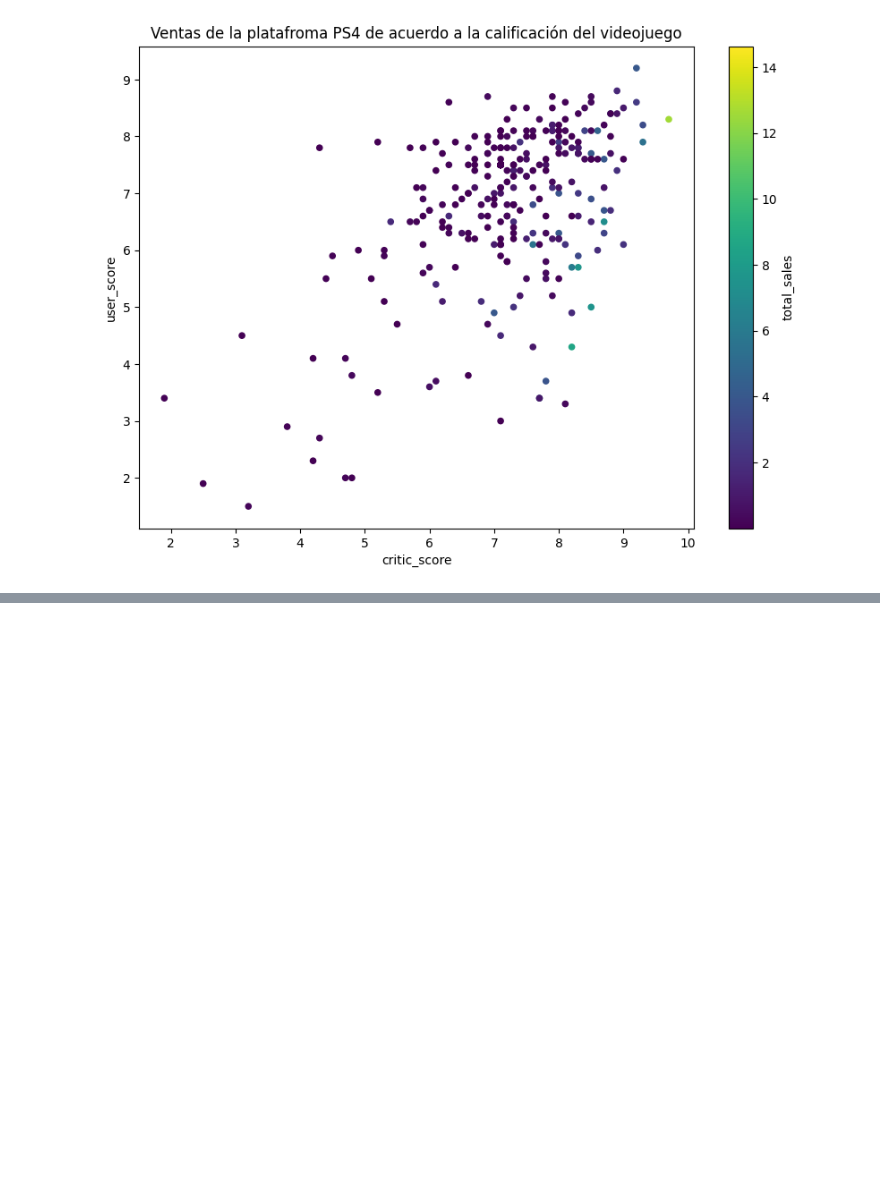
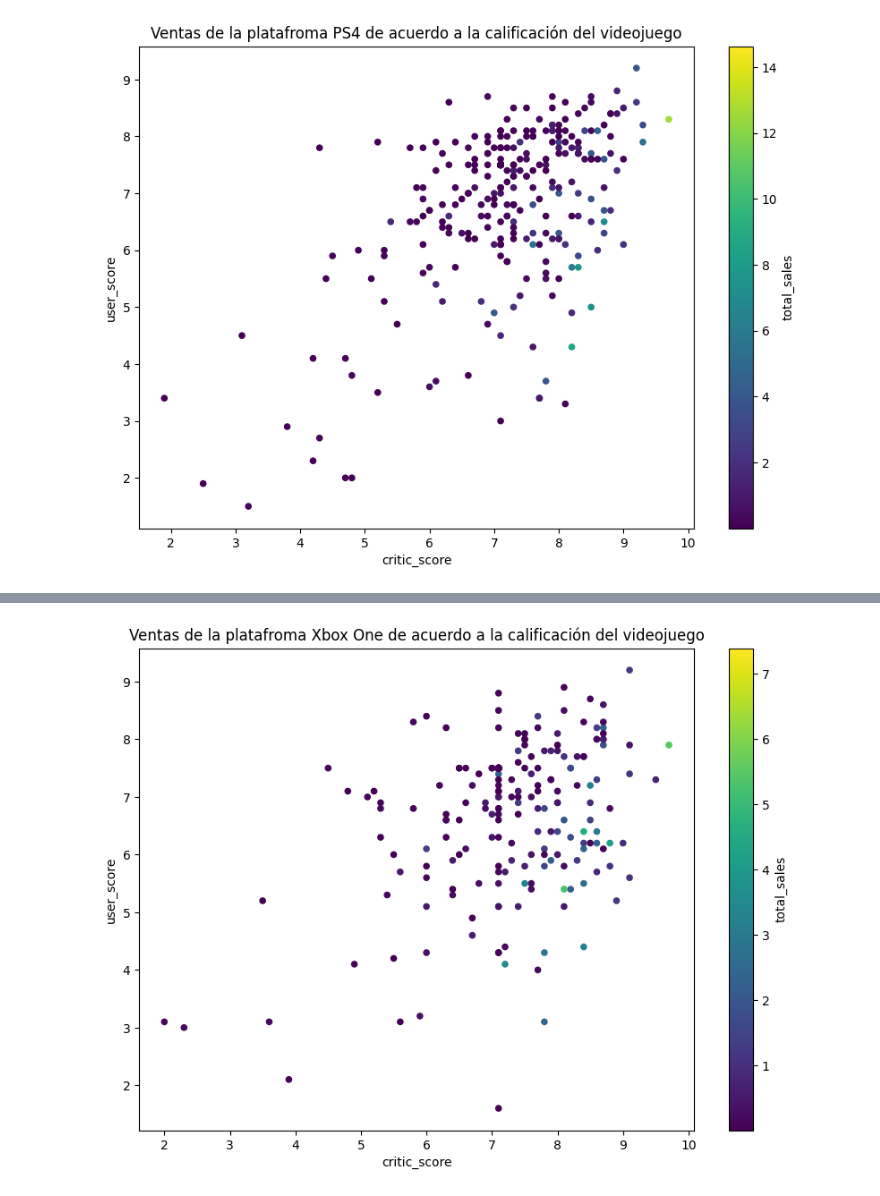
Before and after one commit to Car27VeP/AED_videojuegos, a Jupyter notebook: AED_games.ipynb, the cells around one changed output, grey strips where cells are left out. Cells and saved outputs as stored; diff of their text form; code cells hidden in the pictures; blank space fills up the shorter version.

```diff
--- a/AED_games.ipynb
+++ b/AED_games.ipynb
@@ -519,0 +562,3 @@ plt.show()
+# %%
+mask_xbox = "platform == 'XOne'"
+df_games.query(mask_xbox)[scores_total_sales]
@@ -519,0 +579,11 @@ plt.show()
+# %%
+df_games.query(mask_xbox).plot(kind='scatter',
+                      x='critic_score',
+                      y='user_score',
+                      c='total_sales',
+                      colormap='viridis',
+                      title="Ventas de la platafroma Xbox One de acuerdo a la calificación del videojuego",
+                      figsize=(10,7),legend=True)
+plt.show()
+# %% [output]
+[figure, added]
```
Also changed, not shown: parts of 28 cells of this notebook, 2 other files.
